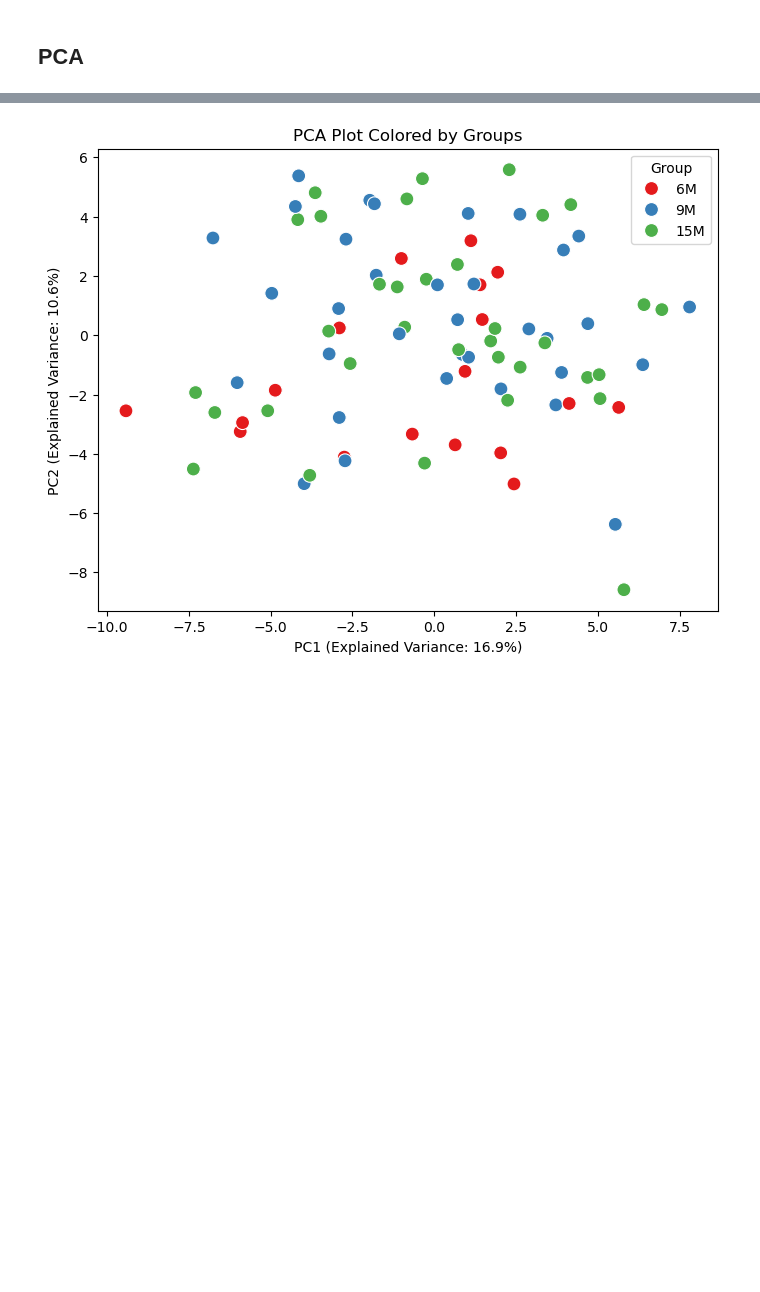
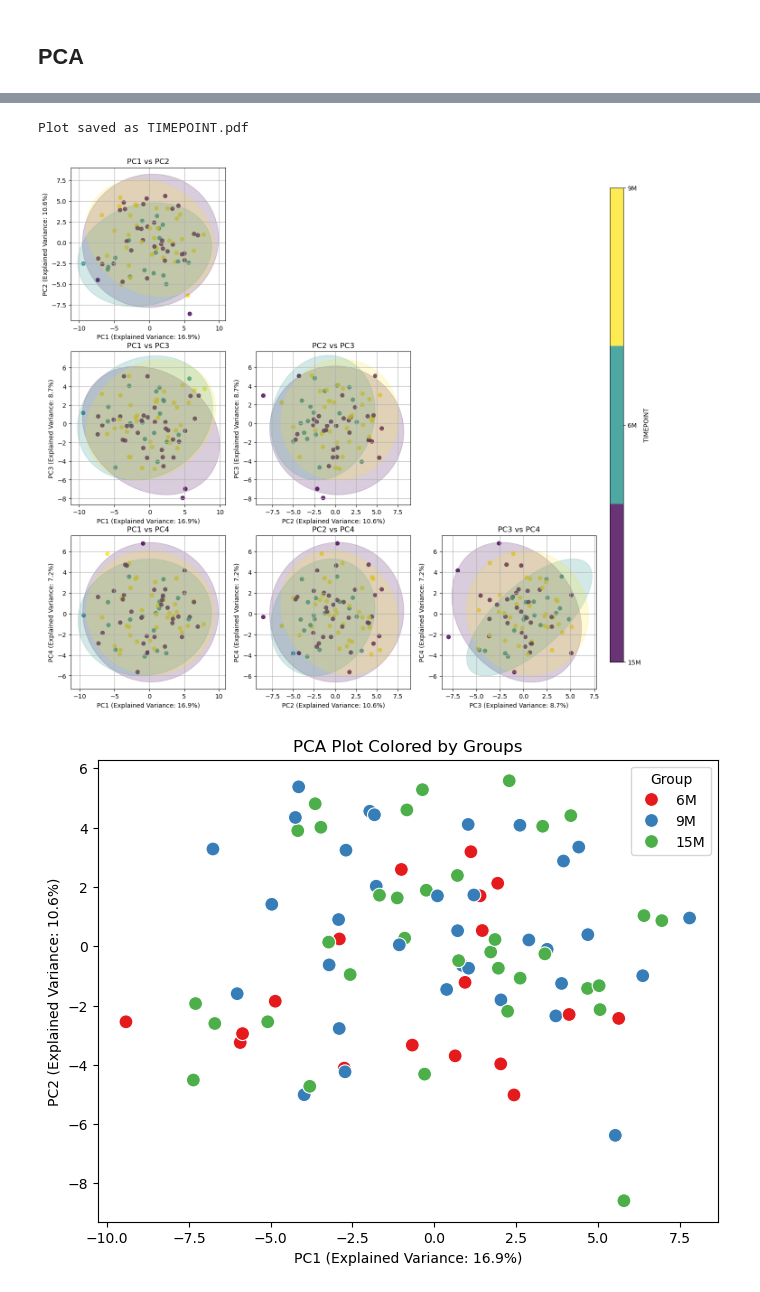
Before and after one commit to RaymondSHANG/P3_metabolon, a Jupyter notebook: code/data_preprocessing.ipynb, the cells around one changed output, grey strips where cells are left out. Saved outputs shown, nothing was run; the diff lists cells and outputs as text; code cells hidden in the pictures; blank space fills up the shorter version.

```diff
--- a/code/data_preprocessing.ipynb
+++ b/code/data_preprocessing.ipynb
@@ -195,3 +422,8 @@ pca_df["group"] = pca_df.index.map(samples.set_index("PARENT_SAMPLE_NAME")["TIME
+# %%
+plot_pca_triangular(pca_df,pca.explained_variance_ratio_,hue="TIMEPOINT",save_path="TIMEPOINT.pdf")
+# %% [output]
+Plot saved as TIMEPOINT.pdf
+[figure, added]
 # %%
 # Plot the PCA results
 plt.figure(figsize=(8, 6))
```
Also changed, not shown: parts of 12 cells of this notebook.
